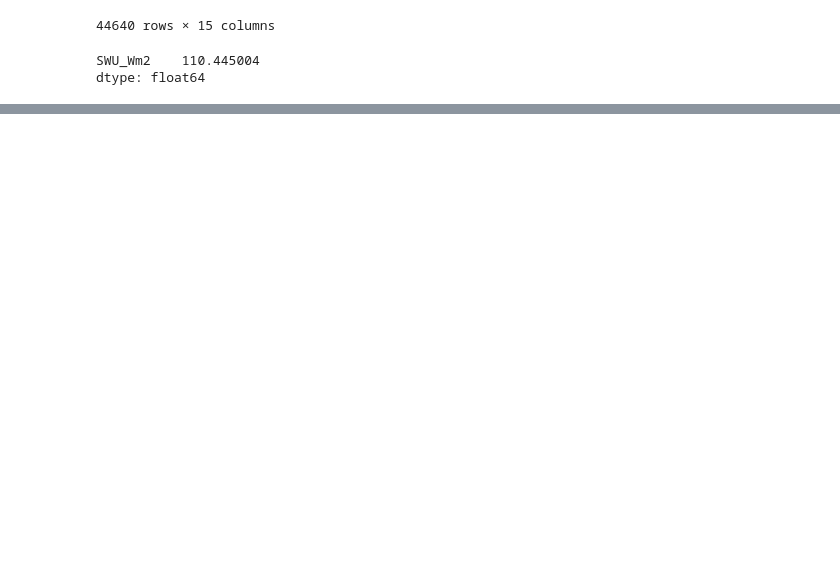
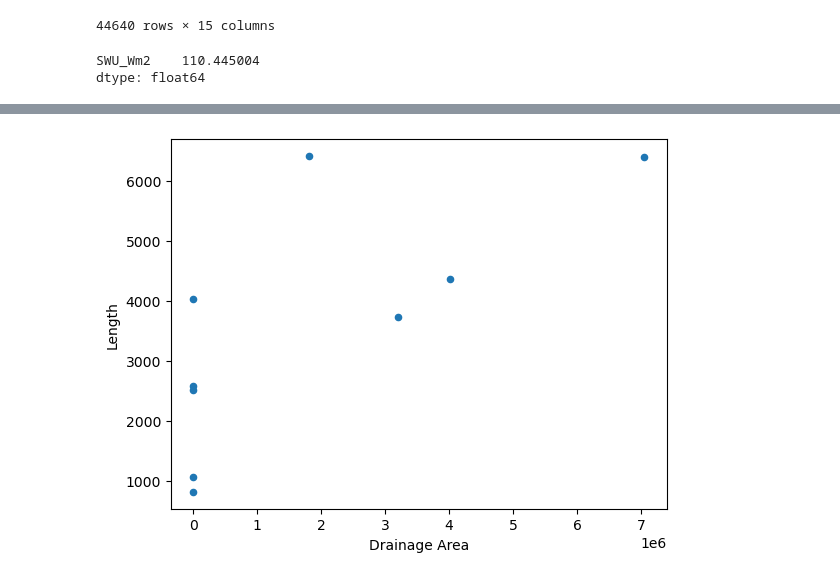
Before and after one commit to dianaxnav/eds217-practice-4-1-pandas_dn, a Jupyter notebook: nbs/practice_4-1_pandas.ipynb, the cells around one changed output, grey strips where cells are left out. Cells and saved outputs as stored; diff of their text form; code cells hidden in the pictures; blank space fills up the shorter version.

```diff
--- a/nbs/practice_4-1_pandas.ipynb
+++ b/nbs/practice_4-1_pandas.ipynb
@@ -120,3 +123,14 @@ for d in bsrn.index.day.unique():
     daily_rad.append([d, avg_SWD, avg_SWU])
 
 daily_SW = pd.DataFrame(daily_rad, columns=['day', 'SW_in', 'SW_out'])
+# %%
+#6
+row1 = ['Amazon', 6400, 7050000]
+row2 = ['Congo', 4371, 4014500]
+row3 = ['Yangtze', 6418, 1808500]
+row4 = ['Mississipi', 3730, 3202230]
+
+list_of_list = [row1, row2, row3, row4]
+
+df = pd.DataFrame(list_of_list, columns= ["River", "Length", "Drainage Area"])
+df
@@ -122,0 +178,4 @@ daily_SW = pd.DataFrame(daily_rad, columns=['day', 'SW_in', 'SW_out'])
+# %%
+#6c
+rivers = pd.concat([df, df3], ignore_index=True)
+rivers
@@ -122,0 +193,14 @@ daily_SW = pd.DataFrame(daily_rad, columns=['day', 'SW_in', 'SW_out'])
+# %%
+#6d
+df4 = pd.DataFrame([[209000, 'Atlantic Ocean', 'Rio Mantaro', 'South America'],
+                    [41200, 'Atlantic Ocean', 'Lualaba River', 'Africa'],
+                    [30166, 'East China Sea', 'Jianggendiru Glacier', 'Asia'],
+                    [16792, 'Gulf of Mexico', 'Lake Itasca', 'North America'],
+                    [3400, 'Indian Ocean', 'Miombo Woodlands', 'Africa'],
+                    [16000, 'South China Sea', 'Lasagongma Spring', 'Asia'],
+                    [767, 'Southern Ocean', 'Australian Alps', 'Oceania'],
+                    [1710, 'Mediterranean Sea', 'Rhone Glacier', 'Europe'],
+                    [475, 'Okavango Delta', 'Bie Plateau', 'Africa']],
+                  columns=['discharge_m3s', 'mouth', 'source', 'continent'] )
+
+df4
@@ -122,0 +218,3 @@ daily_SW = pd.DataFrame(daily_rad, columns=['day', 'SW_in', 'SW_out'])
+# %%
+rivers1 = pd.concat([rivers, df4], axis = 1 ) #Axis = 1 adds columns instead of adding length
+rivers1
@@ -122,0 +232,4 @@ daily_SW = pd.DataFrame(daily_rad, columns=['day', 'SW_in', 'SW_out'])
+# %%
+stplot = rivers1.plot.scatter(y = 'Length', x = 'Drainage Area')
+# %% [output]
+[figure, added]
```
Also changed, not shown: parts of 7 cells of this notebook, 1 other file.
